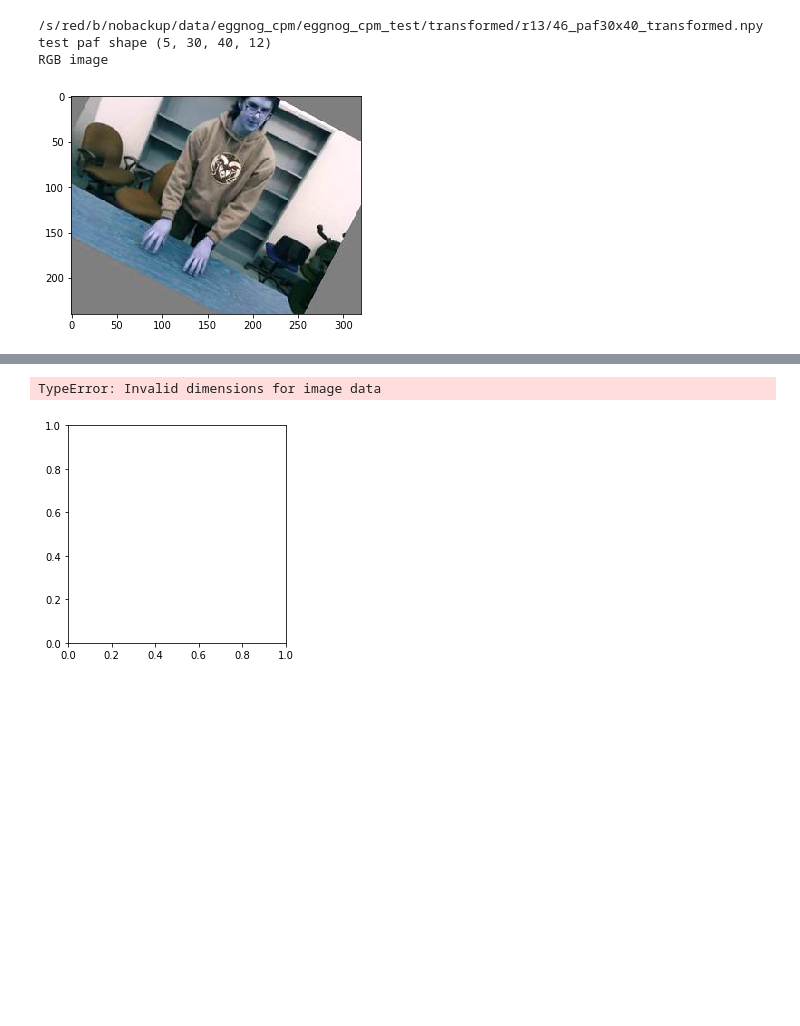
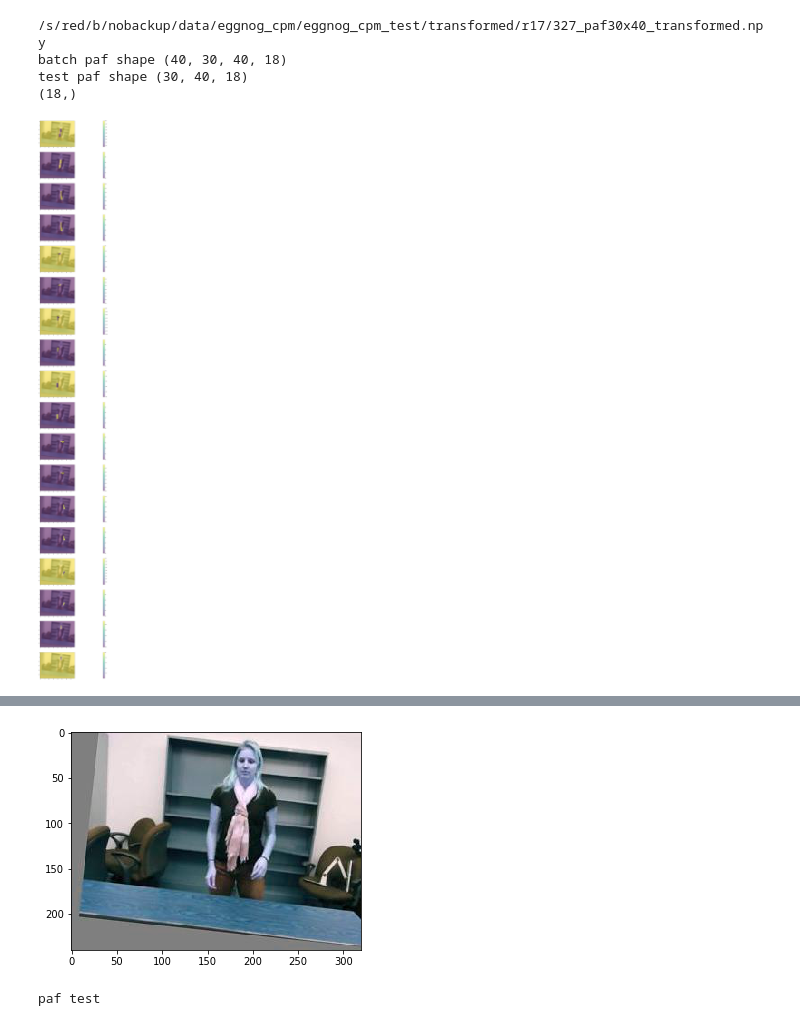
Before and after one commit to GuruMulay/Adapting-RGB-Pose-Estimation-to-New-Domains, a Jupyter notebook: training/gt_visualizer_batch_npy.ipynb, the cells around one changed output, grey strips where cells are left out. Saved outputs shown, nothing was run; the diff lists cells and outputs as text; code cells hidden in the pictures; blank space fills up the shorter version.

```diff
--- a/training/gt_visualizer_batch_npy.ipynb
+++ b/training/gt_visualizer_batch_npy.ipynb
@@ -44,14 +46,14 @@ def show_images(images, cols = 1, titles = None):
 # def show_subplots(n_subplots)
 # %%
 ## list directory of output transformed images
-transformed_dir = "/s/red/b/nobackup/data/eggnog_cpm/eggnog_cpm_test/transformed/r13/"
+transformed_dir = "/s/red/b/nobackup/data/eggnog_cpm/eggnog_cpm_test/transformed/r17/"
 # "/s/red/b/nobackup/data/eggnog_cpm/eggnog_cpm/s11/part2_layout_p21/20151208_202800_00_Video_augmented/"
 
 tx_imgs = [im for im in sorted(os.listdir(transformed_dir)) if im.endswith('240x320_transformed.npy')]
 print("tx_imgs len and [0]", len(tx_imgs), tx_imgs[0])
 
-image_idx = 21
-slice_idx = 1
+image_idx = 5
+slice_idx = 37  # batch element index
 
 test_image_file_path = os.path.join(transformed_dir, tx_imgs[image_idx])
 print("test_image_file_path", test_image_file_path)
@@ -159,22 +161,22 @@ heatmap test for seq
 
 test_paf_file_path = test_image_file_path.replace("240x320", "paf30x40")
 print(test_paf_file_path)
-gt_paf_file_path = test_paf_file_path
 
-test_paf = np.load(test_paf_file_path)
-print("test paf shape", test_paf.shape)  # (30, 40, 36)
-gt_paf = np.load(gt_paf_file_path)
+batch_paf = np.load(test_paf_file_path)
+print("batch paf shape", batch_paf.shape)  # (40, 30, 40, 18)
+
+test_paf = batch_paf[slice_idx, :, :, :]
+gt_paf = test_paf
+print("test paf shape", test_paf.shape)  # (30, 40, 18)
 
 summed_test_paf = np.sum(test_paf, axis=2)
 summed_gt_paf = np.sum(gt_paf, axis=2)
-# summed_pafx = np.zeros((paf.shape[0], paf.shape[1]))
-# summed_pafy = np.zeros((paf.shape[0], paf.shape[1]))
 
 images = []  # a list containing alternated test_paf and gt_paf
 titles = []  # titles for images above
 
+
 # for i in range(test_paf.shape[2]):
-
 #     #2  faster!
 #     images.append(gt_paf[:,:,i])
 #     images.append(test_paf[:,:,i])
@@ -188,59 +190,50 @@ titles = []  # titles for images above
 #     images = []
 #     titles = []
 
+##############
+fig, ax = plt.subplots(nrows=test_paf.shape[2], ncols=1)
+print(ax.shape)
+fig.set_size_inches((150, 150))
 
-    #1  slow!!!
-#     images.append(gt_paf[:,:,i])  #
-#     images.append(test_paf[:,:,i])  #
-#     titles.append('GT_' + str(i))
-#     titles.append('TEST_' + str(i))
-#     if i%2 == 0:
-#         summed_pafx = summed_pafx + paf[:,:,i]
-#     else:
-#         summed_pafy = summed_pafy + paf[:,:,i]
+for i in range(test_paf.shape[2]):
+    #3 better
+    ax[i].imshow(down_image, alpha=.70)
+    ax_h = ax[i].imshow(test_paf[:,:,i], alpha=.50)
+#     ax[i][j].set(xlabel=x_label, ylabel=y_label, title=joints[p])
+    fig.colorbar(ax_h, ax=ax[i])
 
+plt.show()
+###############
 
-# original image
-# images.append(rgb_image)
-# titles.append('rgb image')
-# print("images len", len(images))
-# start_t = time.time()
-# # show_images(images, 38, titles)
-# end_t = time.time()
+for i in range(test_paf.shape[2]):
+    print("i---------------------", i)
+    pprint.pprint(test_paf[:,:,i])
 
-
-# print("total time = ", end_t-start_t)
-# plt.figure(2)
-# plt.imshow(summed_pafx/paf.shape[2]/2, cmap=plt.get_cmap('gray'), vmin=-1, vmax=1)
-# plt.show()
-
-# plt.figure(3)
-# plt.imshow(summed_pafy/paf.shape[2]/2, cmap=plt.get_cmap('gray'), vmin=-1, vmax=1)
-# plt.show()
 
 print("RGB image")
 plt.figure(2)
 plt.imshow(rgb_image, alpha=1)
 plt.show()
 
 print("paf test")
 plt.figure(4)
 plt.imshow(summed_test_paf, cmap=plt.get_cmap('gray'))
 plt.imshow(down_image, alpha=0.15)
 plt.show()
 
 # print("paf gt")
 # plt.figure(5)
 # plt.imshow(summed_gt_paf, cmap=plt.get_cmap('gray'))
 # plt.show()
 
 paf_pairs_indices = [[1, 14], [0, 1], [12, 0], [13, 0],
                     [4, 14], [5, 4], [6, 5], [7, 6], [15, 7], [16, 6],
                     [8, 14], [9, 8], [10, 9], [11, 10], [17, 11], [18, 10],
                     [14, 2], [2, 3]
                     ]
 # %% [output]
-/s/red/b/nobackup/data/eggnog_cpm/eggnog_cpm_test/transformed/r13/46_paf30x40_transformed.npy
-test paf shape (5, 30, 40, 12)
-RGB image
+/s/red/b/nobackup/data/eggnog_cpm/eggnog_cpm_test/transformed/r17/327_paf30x40_transformed.npy
+batch paf shape (40, 30, 40, 18)
+test paf shape (30, 40, 18)
+(18,)
-[figure, old version]
+[figure, new version]
@@ -248,2 +257,2 @@ paf test
+[figure, new version]
-TypeError: Invalid dimensions for image data
+paf test
-[figure, old version]
```
Also changed, not shown: parts of 4 cells of this notebook, 9 other files.
